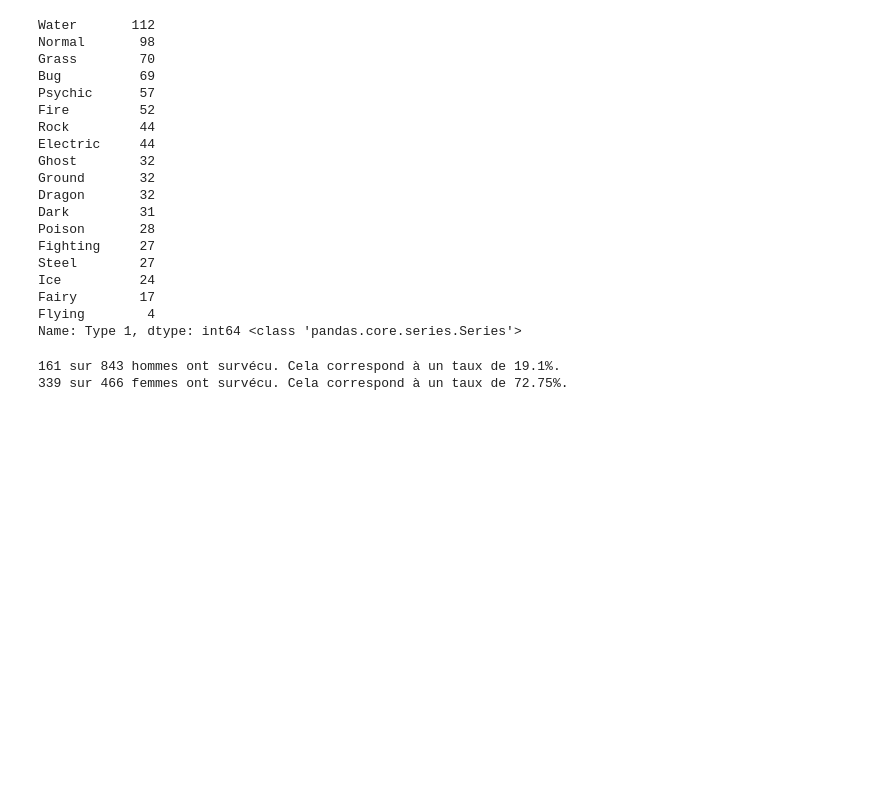
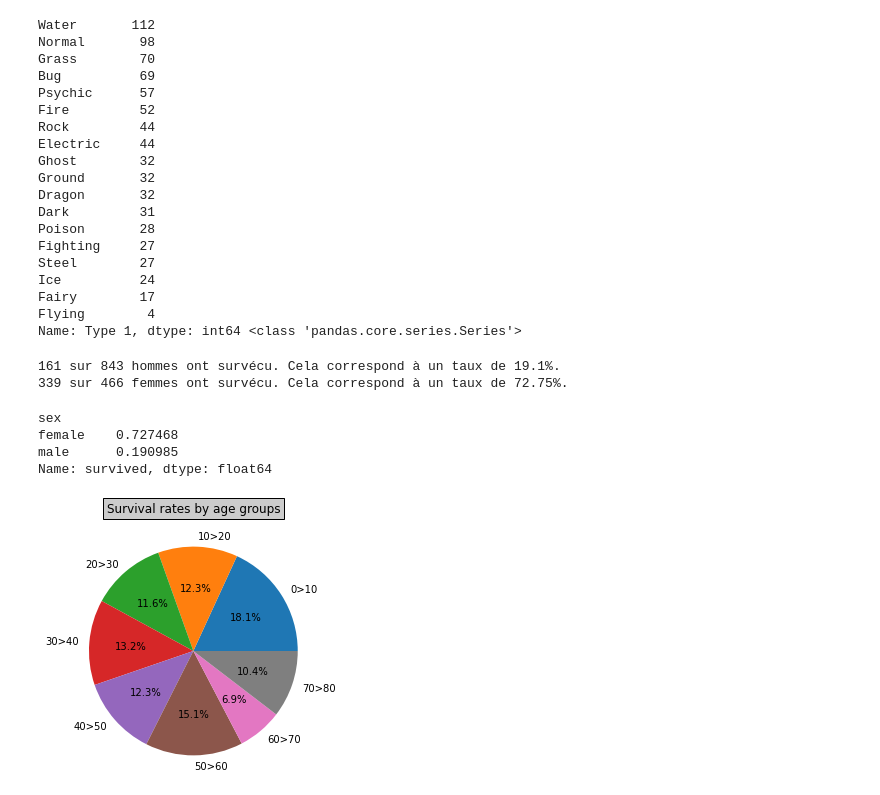
Before and after one commit to CVandermies/AI_introduction, a Jupyter notebook: Pokemon.ipynb, the cells around one changed output. Drawn from its saved outputs; the diff is of its cells as text; code cells hidden in the pictures; blank space fills up the shorter version.

```diff
--- a/Pokemon.ipynb
+++ b/Pokemon.ipynb
@@ -164,7 +170,7 @@ Flying        4
 Name: Type 1, dtype: int64 <class 'pandas.core.series.Series'>
 # %%
 #9.1
-df2 = pd.read_csv("titanic3.csv", sep=";")
+df2 = pd.read_csv("titanic3.csv", sep=';', decimal=',')
 
 #male
 df_male = df2[(df2["sex"] == "male")]
@@ -180,6 +186,43 @@ female_rate = round(female_survived / female_count, 4)*100
 
 print("{0} sur {1} hommes ont survécu. Cela correspond à un taux de {2}%.".format(male_survived, male_count, male_rate))
 print("{0} sur {1} femmes ont survécu. Cela correspond à un taux de {2}%.".format(female_survived, female_count, female_rate))
+
+#EDIT : après avoir un peu galéré en fait c'est juste :
+
+df2.groupby('sex')['survived'].mean()
 # %% [output]
 161 sur 843 hommes ont survécu. Cela correspond à un taux de 19.1%.
 339 sur 466 femmes ont survécu. Cela correspond à un taux de 72.75%.
+sex
+female    0.727468
+male      0.190985
+Name: survived, dtype: float64
+# %%
+#9.2
+
+df2["age"] = df2["age"].dropna()
+df_age_1 = df2[(df2["age"] > 0) & (df2["age"] <= 10)]
+df_age_2 = df2[(df2["age"] > 10) & (df2["age"] <= 20)]
+df_age_3 = df2[(df2["age"] > 20) & (df2["age"] <= 30)]
+df_age_4 = df2[(df2["age"] > 30) & (df2["age"] <= 40)]
+df_age_5 = df2[(df2["age"] > 40) & (df2["age"] <= 50)]
+df_age_6 = df2[(df2["age"] > 50) & (df2["age"] <= 60)]
+df_age_7 = df2[(df2["age"] > 60) & (df2["age"] <= 70)]
+df_age_8 = df2[(df2["age"] > 70) & (df2["age"] <= 80)]
+
+r1 = df_age_1['survived'].mean()
+r2 = df_age_2['survived'].mean()
+r3 = df_age_3['survived'].mean()
+r4 = df_age_4['survived'].mean()
+r5 = df_age_5['survived'].mean()
+r6 = df_age_6['survived'].mean()
+r7 = df_age_7['survived'].mean()
+r8 = df_age_8['survived'].mean()
+
+groups = ['0>10','10>20','20>30','30>40','40>50','50>60','60>70','70>80']
+slices = [r1,r2,r3,r4,r5,r6,r7,r8]
+plt.pie(slices, labels = groups, shadow = False, radius = 1.2, autopct = '%1.1f%%')
+plt.title("Survival rates by age groups", bbox={'facecolor':'0.8'},pad=30)
+plt.show()
+# %% [output]
+[figure, added]
```
Also changed, not shown: parts of 2 cells of this notebook.
